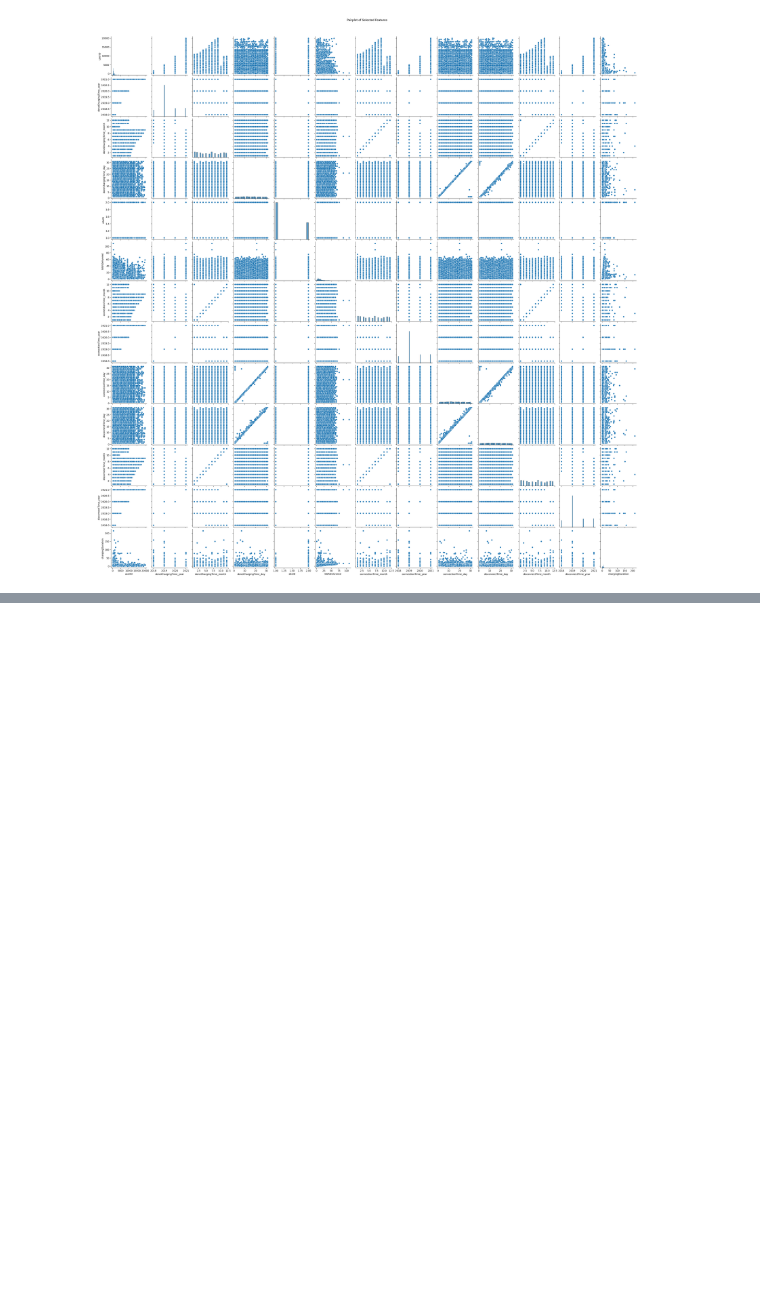
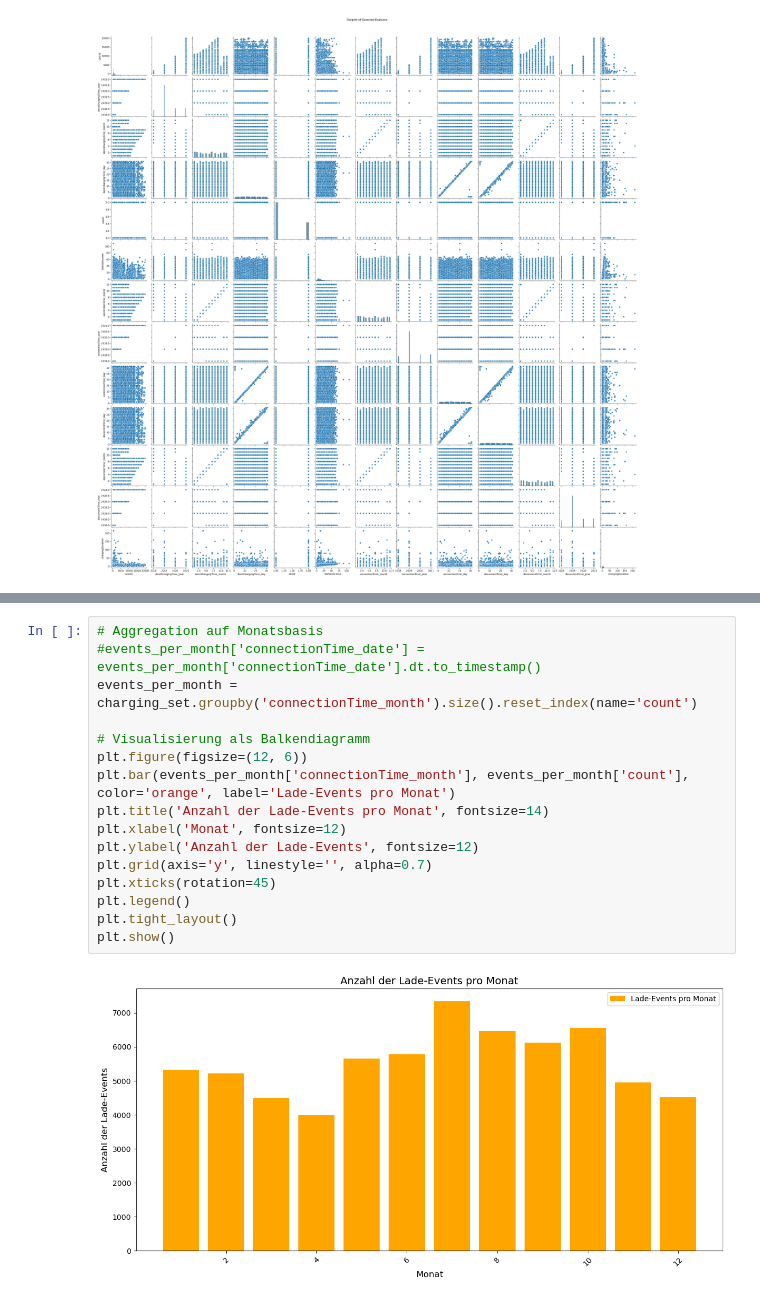
Before and after one commit to ge02/GinyuForce, a Jupyter notebook: visualization_charging_set.ipynb, the cells around one changed output, grey strips where cells are left out. Saved outputs shown, nothing was run; the diff lists cells and outputs as text; blank space fills up the shorter version.

```diff
--- a/visualization_charging_set.ipynb
+++ b/visualization_charging_set.ipynb
@@ -34,0 +96,18 @@ plt.show()
+# %%
+# Aggregation auf Monatsbasis
+#events_per_month['connectionTime_date'] = events_per_month['connectionTime_date'].dt.to_timestamp()
+events_per_month = charging_set.groupby('connectionTime_month').size().reset_index(name='count')
+
+# Visualisierung als Balkendiagramm
+plt.figure(figsize=(12, 6))
+plt.bar(events_per_month['connectionTime_month'], events_per_month['count'], color='orange', label='Lade-Events pro Monat')
+plt.title('Anzahl der Lade-Events pro Monat', fontsize=14)
+plt.xlabel('Monat', fontsize=12)
+plt.ylabel('Anzahl der Lade-Events', fontsize=12)
+plt.grid(axis='y', linestyle='', alpha=0.7)
+plt.xticks(rotation=45)
+plt.legend()
+plt.tight_layout()
+plt.show()
+# %% [output]
+[figure, added]
```
Also changed, not shown: parts of 5 cells of this notebook.
